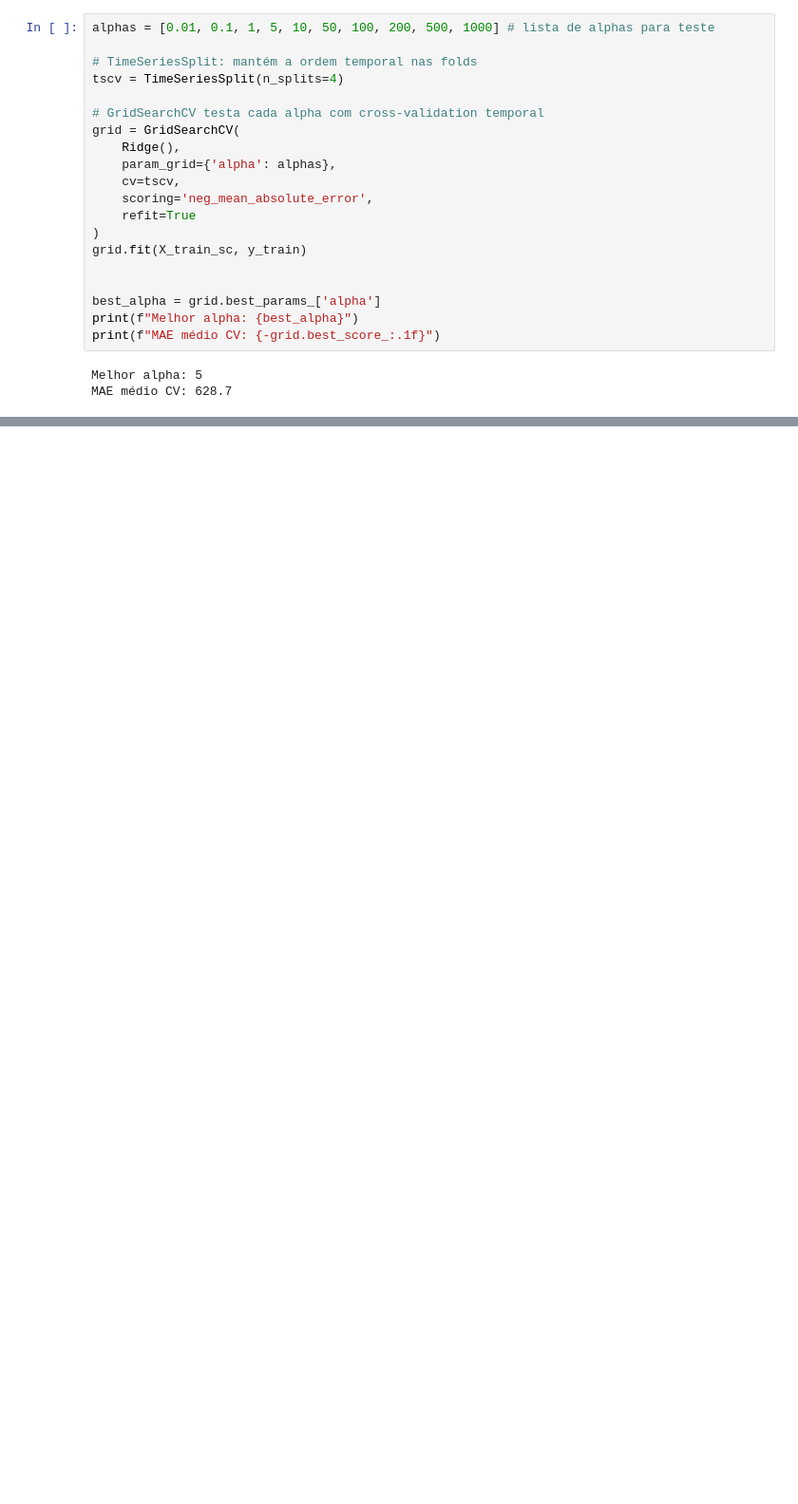
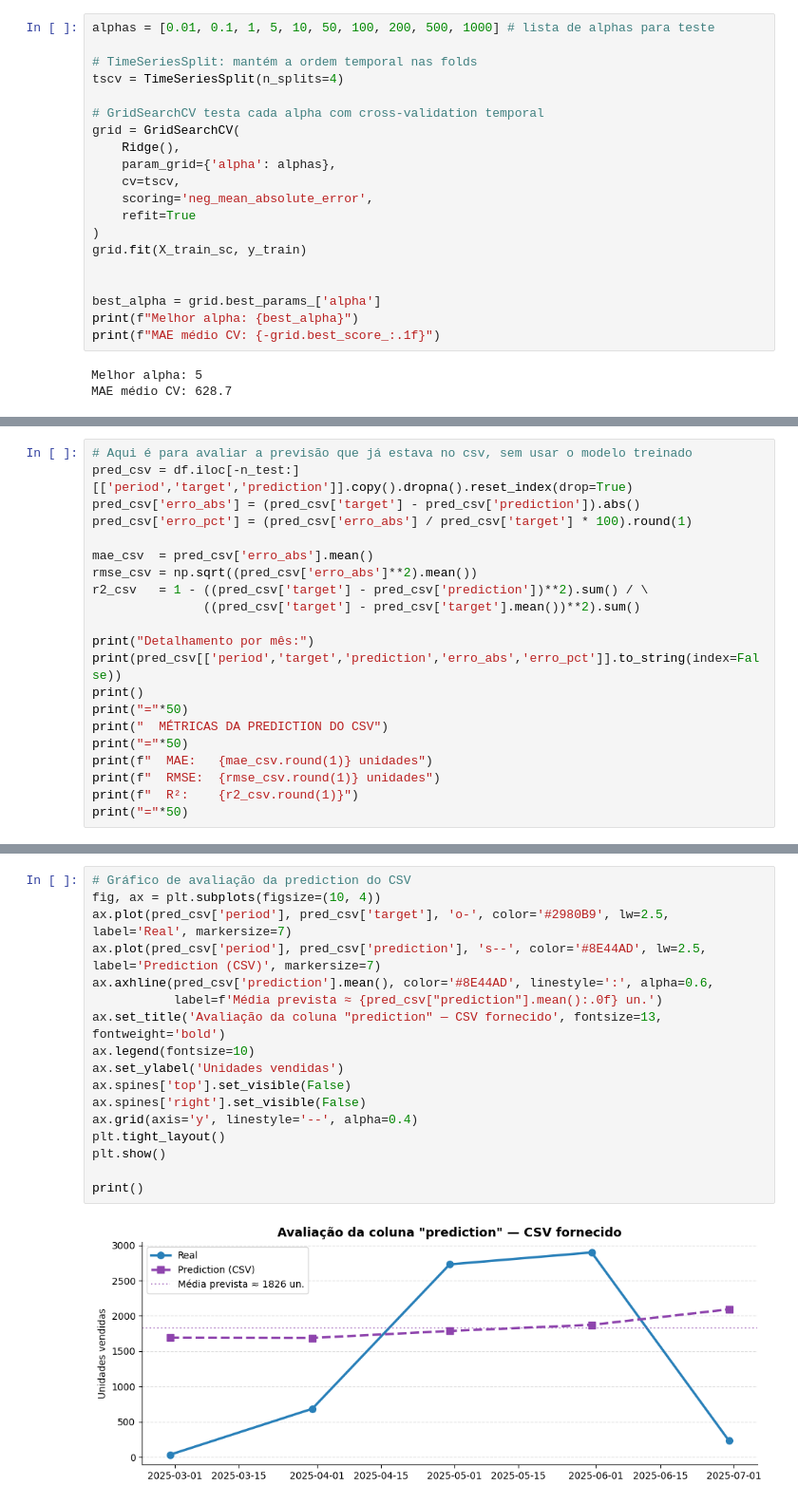
Before and after one commit to Gabriel-Colling/Processo_Seletivo-Aidron, a Jupyter notebook: predicao_teste.ipynb, the cells around one changed output, grey strips where cells are left out. Shown at 95% size. Cells and saved outputs as stored; diff of their text form; blank space fills up the shorter version.

```diff
--- a/predicao_teste.ipynb
+++ b/predicao_teste.ipynb
@@ -170,0 +255,21 @@ Set/2024: 682 unidades previstas
+# %%
+# Aqui é para avaliar a previsão que já estava no csv, sem usar o modelo treinado
+pred_csv = df.iloc[-n_test:][['period','target','prediction']].copy().dropna().reset_index(drop=True)
+pred_csv['erro_abs'] = (pred_csv['target'] - pred_csv['prediction']).abs()
+pred_csv['erro_pct'] = (pred_csv['erro_abs'] / pred_csv['target'] * 100).round(1)
+
+mae_csv  = pred_csv['erro_abs'].mean()
+rmse_csv = np.sqrt((pred_csv['erro_abs']**2).mean())
+r2_csv   = 1 - ((pred_csv['target'] - pred_csv['prediction'])**2).sum() / \
+               ((pred_csv['target'] - pred_csv['target'].mean())**2).sum()
+
+print("Detalhamento por mês:")
+print(pred_csv[['period','target','prediction','erro_abs','erro_pct']].to_string(index=False))
+print()
+print("="*50)
+print("  MÉTRICAS DA PREDICTION DO CSV")
+print("="*50)
+print(f"  MAE:   {mae_csv.round(1)} unidades")
+print(f"  RMSE:  {rmse_csv.round(1)} unidades")
+print(f"  R²:    {r2_csv.round(1)}")
+print("="*50)
@@ -170,0 +292,19 @@ Set/2024: 682 unidades previstas
+# %%
+# Gráfico de avaliação da prediction do CSV
+fig, ax = plt.subplots(figsize=(10, 4))
+ax.plot(pred_csv['period'], pred_csv['target'], 'o-', color='#2980B9', lw=2.5, label='Real', markersize=7)
+ax.plot(pred_csv['period'], pred_csv['prediction'], 's--', color='#8E44AD', lw=2.5, label='Prediction (CSV)', markersize=7)
+ax.axhline(pred_csv['prediction'].mean(), color='#8E44AD', linestyle=':', alpha=0.6,
+           label=f'Média prevista ≈ {pred_csv["prediction"].mean():.0f} un.')
+ax.set_title('Avaliação da coluna "prediction" — CSV fornecido', fontsize=13, fontweight='bold')
+ax.legend(fontsize=10)
+ax.set_ylabel('Unidades vendidas')
+ax.spines['top'].set_visible(False)
+ax.spines['right'].set_visible(False)
+ax.grid(axis='y', linestyle='--', alpha=0.4)
+plt.tight_layout()
+plt.show()
+
+print()
+# %% [output]
+[figure, added]
```
Also changed, not shown: parts of 24 cells of this notebook, 1 other file.
